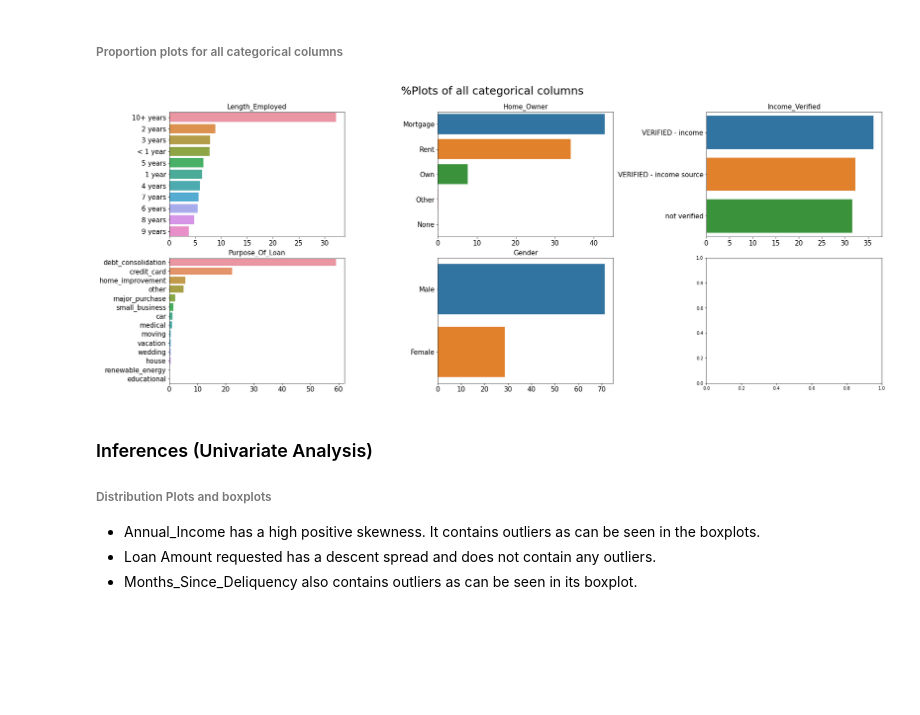
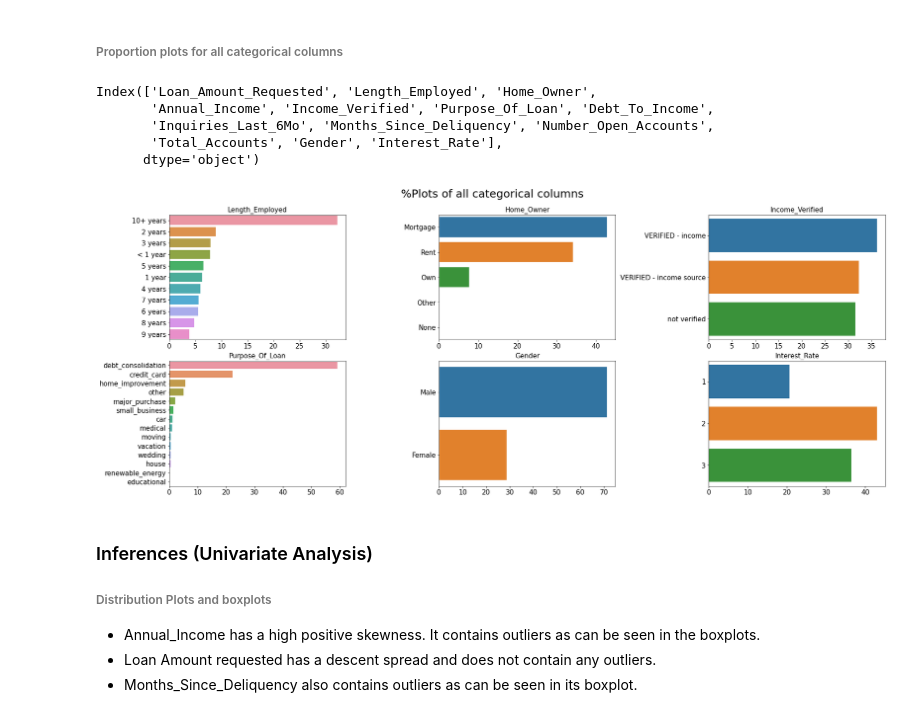
Before and after one commit to tejasmohanayyar/Interest_Rate_Prediction_Classification_UnsupervisedML, a Jupyter notebook: EDA Final.ipynb, the cells around one changed output. Saved outputs shown, nothing was run; the diff lists cells and outputs as text; code cells hidden in the pictures; blank space fills up the shorter version.

```diff
--- a/EDA Final.ipynb
+++ b/EDA Final.ipynb
@@ -137,6 +145,6 @@ zip(['a','b'],[1,2])
 # %%
 data_dist = train.select_dtypes(np.number).drop('Interest_Rate',axis = 1)
-fig,ax = plt.subplots(nrows = 4,ncols = 2,figsize = (15,15))
+fig,ax = plt.subplots(nrows = 2,ncols = 4,figsize = (15,6))
 for variables,plotsubs in zip(data_dist.columns,ax.flatten()):
     plt.title(variables)
     plotsubs.tick_params(labelsize = 10)
@@ -196,21 +206,30 @@ plt.show()
 [figure]
 # %% [markdown]
 ###### Proportion plots for all categorical columns
+# %%
+train.columns
+# %% [output]
+Index(['Loan_Amount_Requested', 'Length_Employed', 'Home_Owner',
+       'Annual_Income', 'Income_Verified', 'Purpose_Of_Loan', 'Debt_To_Income',
+       'Inquiries_Last_6Mo', 'Months_Since_Deliquency', 'Number_Open_Accounts',
+       'Total_Accounts', 'Gender', 'Interest_Rate'],
+      dtype='object')
 # %%
 fig,ax = plt.subplots(nrows = 2,ncols=3,figsize = (25,10))
-
+train['Interest_Rate'] = train['Interest_Rate'].astype('object')
 for variables,plotsubs in zip(train.select_dtypes('object'),ax.flatten()):
     counts_index,counts_values = train[variables].value_counts().index,train[variables].value_counts().values/len(train)*100
     plotsubs.tick_params(labelsize = 15)
     plotsubs.set_title(variables,fontsize = 15)
     sns.barplot(counts_values,counts_index,ax = plotsubs,orient = 'h')
     plt.tight_layout()
     plt.subplots_adjust(top = 0.90)
 
 fig.suptitle('%Plots of all categorical columns',fontsize = 25)
 plt.show()
+train['Interest_Rate'] = train['Interest_Rate'].astype('int')
 # %% [output]
-[figure, old version]
+[figure, new version]
 # %% [markdown]
 ### Inferences (Univariate Analysis)
 
```
Also changed, not shown: parts of 12 cells of this notebook, 9 other files.
